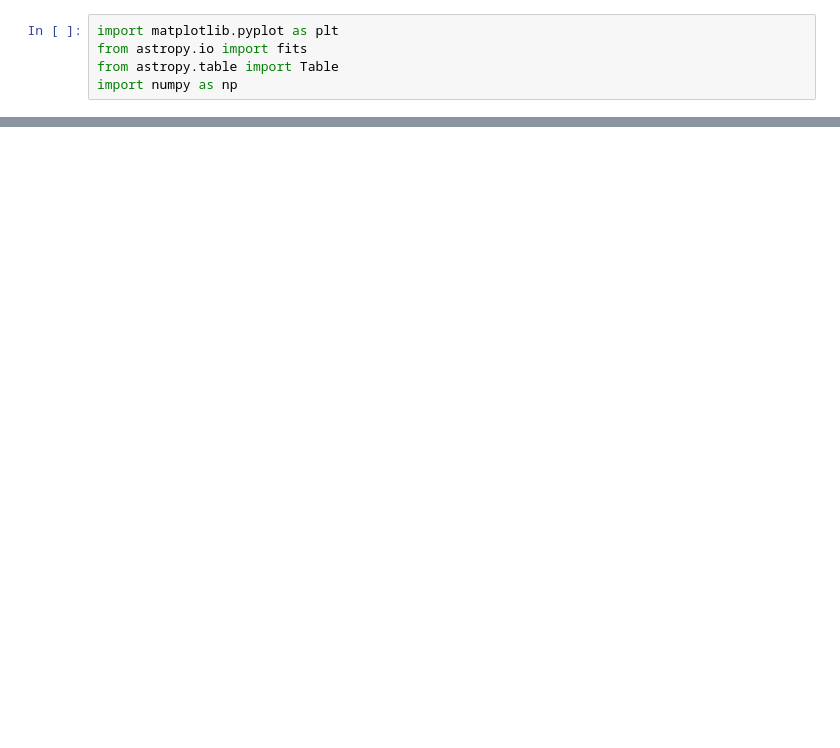
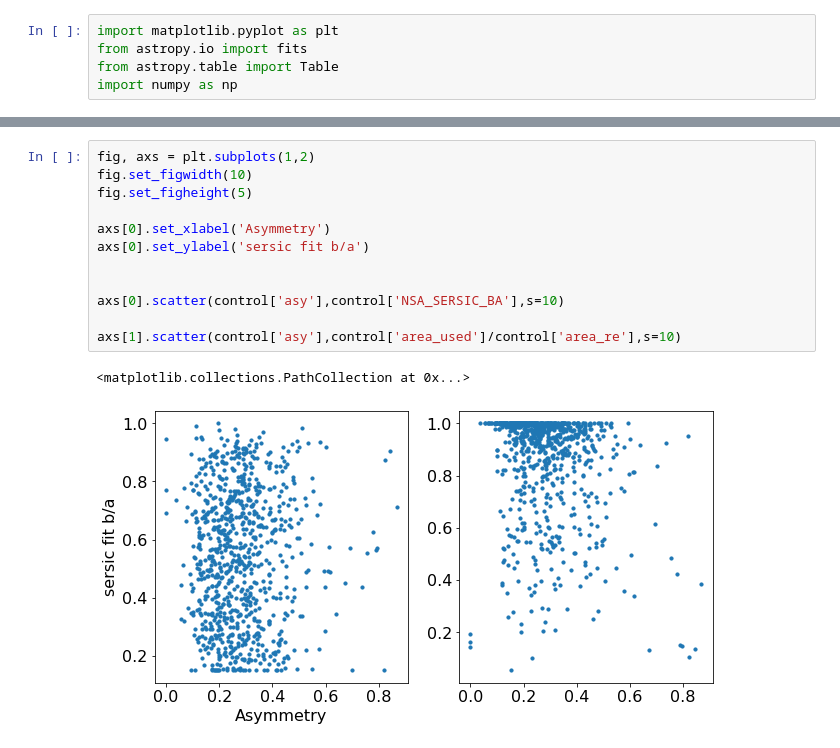
Before and after one commit to CoolTowel/JellyFish, a Jupyter notebook: Diagrams.ipynb, the cells around one changed output, grey strips where cells are left out. Cells and saved outputs as stored; diff of their text form; blank space fills up the shorter version.

```diff
--- a/Diagrams.ipynb
+++ b/Diagrams.ipynb
@@ -98,0 +131,15 @@ plt.hist([con_con['col1'],con1['col1']],density=True,
+# %%
+fig, axs = plt.subplots(1,2)
+fig.set_figwidth(10)
+fig.set_figheight(5)
+
+axs[0].set_xlabel('Asymmetry')
+axs[0].set_ylabel('sersic fit b/a')
+
+
+axs[0].scatter(control['asy'],control['NSA_SERSIC_BA'],s=10)
+
+axs[1].scatter(control['asy'],control['area_used']/control['area_re'],s=10)
+# %% [output]
+<matplotlib.collections.PathCollection at 0x...>
+[figure, added]
```
Also changed, not shown: parts of 7 cells of this notebook, 10 other files.
